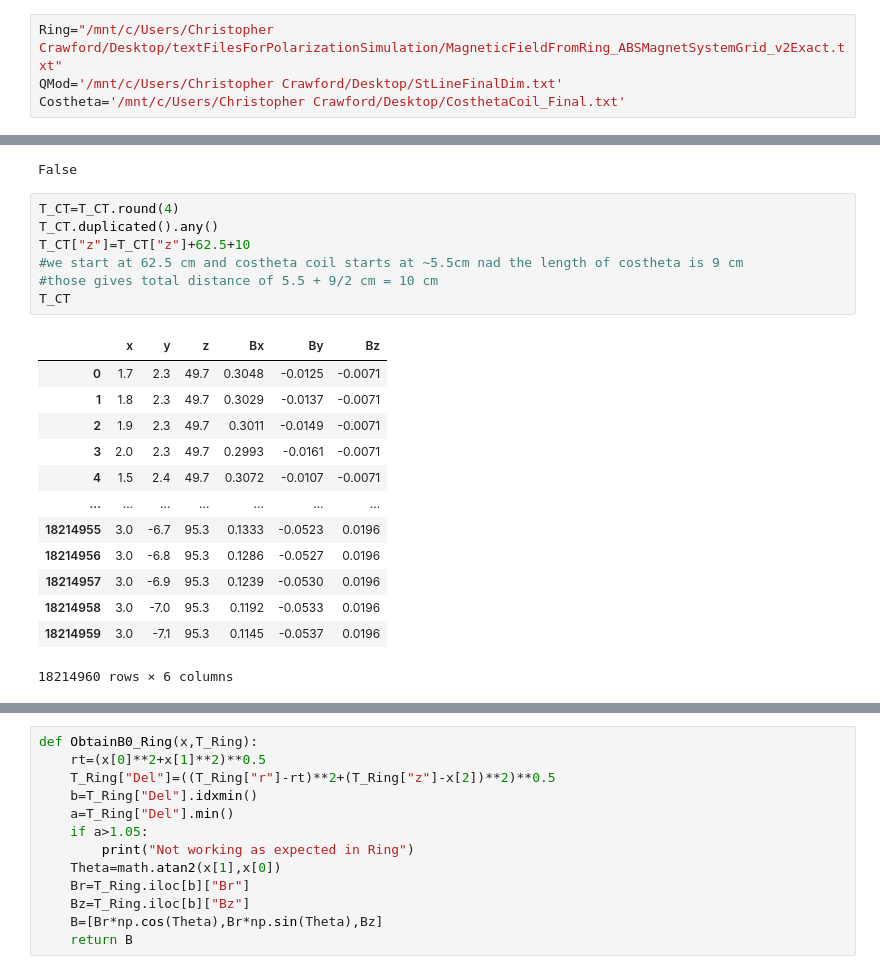
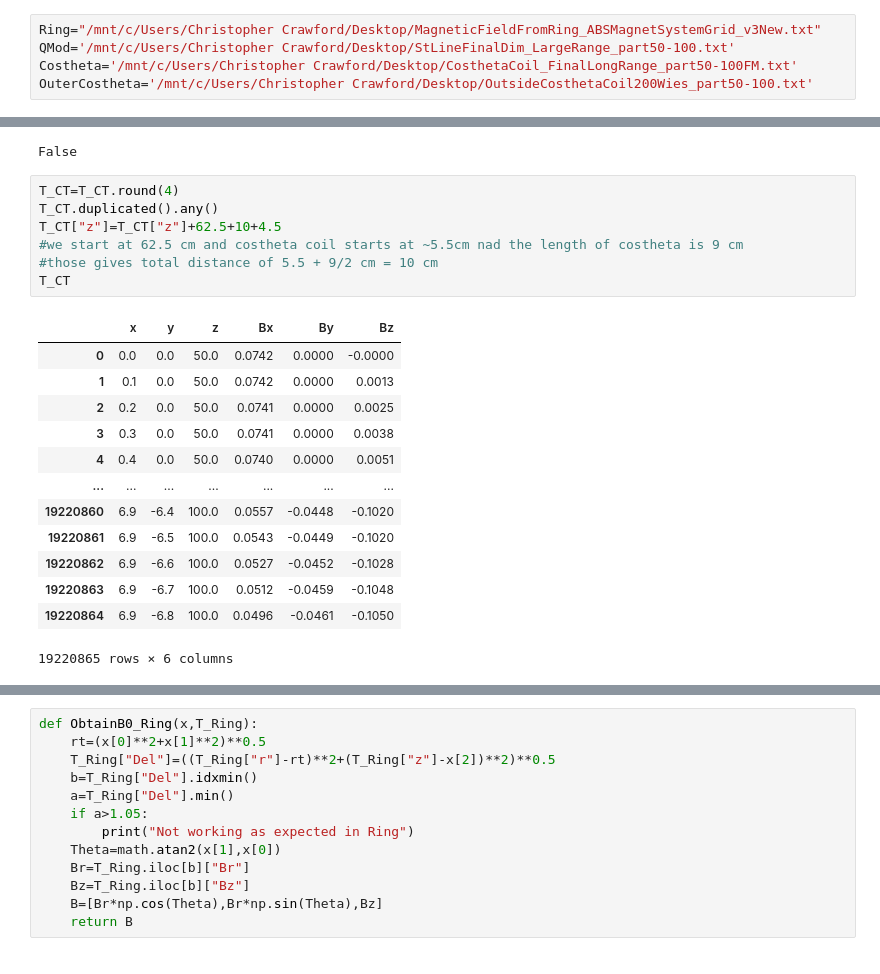
Before and after one commit to himal1/JuptPythonUK_Project, a Jupyter notebook: ABS_beamStudy/QuadToEndOfABSWithPolarization.ipynb, the cells around one changed output, grey strips where cells are left out. Saved outputs shown, nothing was run; the diff lists cells and outputs as text.

```diff
--- a/ABS_beamStudy/QuadToEndOfABSWithPolarization.ipynb
+++ b/ABS_beamStudy/QuadToEndOfABSWithPolarization.ipynb
@@ -257,6 +257,7 @@ def ConstructAllData(T):
     df_Final
     return df_Final
 # %%
-Ring="/mnt/c/Users/Christopher Crawford/Desktop/textFilesForPolarizationSimulation/MagneticFieldFromRing_ABSMagnetSystemGrid_v2Exact.txt"
-QMod='/mnt/c/Users/Christopher Crawford/Desktop/StLineFinalDim.txt'
-Costheta='/mnt/c/Users/Christopher Crawford/Desktop/CosthetaCoil_Final.txt'
+Ring="/mnt/c/Users/Christopher Crawford/Desktop/MagneticFieldFromRing_ABSMagnetSystemGrid_v3New.txt"
+QMod='/mnt/c/Users/Christopher Crawford/Desktop/StLineFinalDim_LargeRange_part50-100.txt'
+Costheta='/mnt/c/Users/Christopher Crawford/Desktop/CosthetaCoil_FinalLongRange_part50-100FM.txt'
+OuterCostheta='/mnt/c/Users/Christopher Crawford/Desktop/OutsideCosthetaCoil200Wies_part50-100.txt'
@@ -310,21 +307,21 @@ False
 # %%
 T_CT=T_CT.round(4)
 T_CT.duplicated().any()
-T_CT["z"]=T_CT["z"]+62.5+10
+T_CT["z"]=T_CT["z"]+62.5+10+4.5
 #we start at 62.5 cm and costheta coil starts at ~5.5cm nad the length of costheta is 9 cm
 #those gives total distance of 5.5 + 9/2 cm = 10 cm
 T_CT
 # %% [output]
 |  | x | y | z | Bx | By | Bz |
-| 0 | 1.7 | 2.3 | 49.7 | 0.3048 | -0.0125 | -0.0071 |
-| 1 | 1.8 | 2.3 | 49.7 | 0.3029 | -0.0137 | -0.0071 |
-| 2 | 1.9 | 2.3 | 49.7 | 0.3011 | -0.0149 | -0.0071 |
-| 3 | 2.0 | 2.3 | 49.7 | 0.2993 | -0.0161 | -0.0071 |
-| 4 | 1.5 | 2.4 | 49.7 | 0.3072 | -0.0107 | -0.0071 |
+| 0 | 0.0 | 0.0 | 50.0 | 0.0742 | 0.0000 | -0.0000 |
+| 1 | 0.1 | 0.0 | 50.0 | 0.0742 | 0.0000 | 0.0013 |
+| 2 | 0.2 | 0.0 | 50.0 | 0.0741 | 0.0000 | 0.0025 |
+| 3 | 0.3 | 0.0 | 50.0 | 0.0741 | 0.0000 | 0.0038 |
+| 4 | 0.4 | 0.0 | 50.0 | 0.0740 | 0.0000 | 0.0051 |
 | ... | ... | ... | ... | ... | ... | ... |
-| 18214955 | 3.0 | -6.7 | 95.3 | 0.1333 | -0.0523 | 0.0196 |
-| 18214956 | 3.0 | -6.8 | 95.3 | 0.1286 | -0.0527 | 0.0196 |
-| 18214957 | 3.0 | -6.9 | 95.3 | 0.1239 | -0.0530 | 0.0196 |
-| 18214958 | 3.0 | -7.0 | 95.3 | 0.1192 | -0.0533 | 0.0196 |
-| 18214959 | 3.0 | -7.1 | 95.3 | 0.1145 | -0.0537 | 0.0196 |
+| 19220860 | 6.9 | -6.4 | 100.0 | 0.0557 | -0.0448 | -0.1020 |
+| 19220861 | 6.9 | -6.5 | 100.0 | 0.0543 | -0.0449 | -0.1020 |
+| 19220862 | 6.9 | -6.6 | 100.0 | 0.0527 | -0.0452 | -0.1028 |
+| 19220863 | 6.9 | -6.7 | 100.0 | 0.0512 | -0.0459 | -0.1048 |
+| 19220864 | 6.9 | -6.8 | 100.0 | 0.0496 | -0.0461 | -0.1050 |
-18214960 rows × 6 columns
+19220865 rows × 6 columns
```
Also changed, not shown: parts of 10 cells of this notebook, 2 other files.
